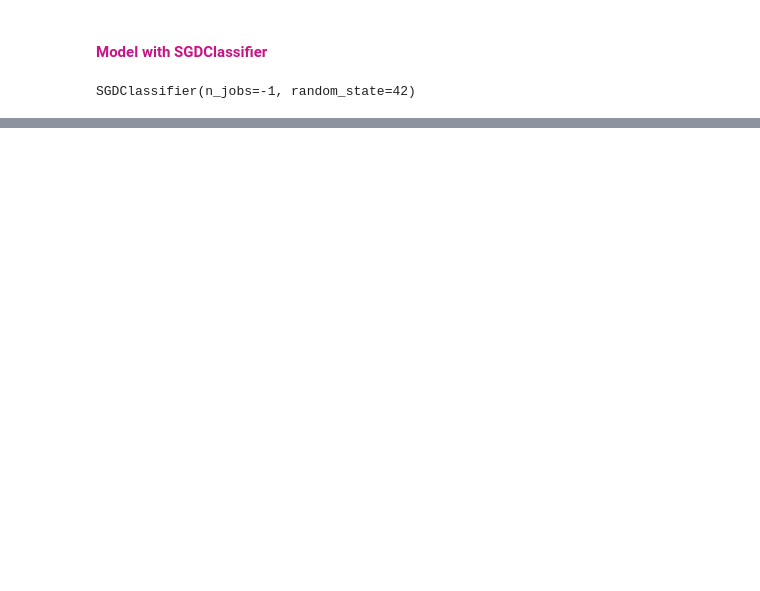
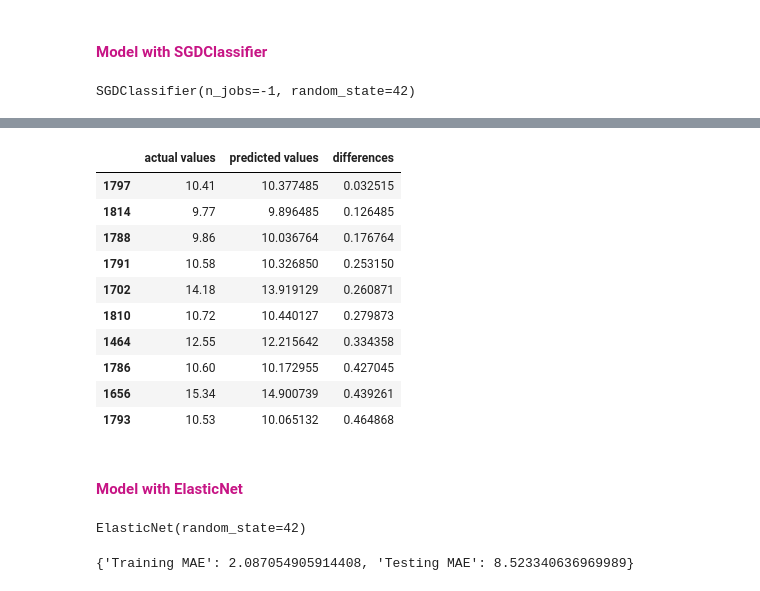
Before and after one commit to rawan-a-d/Air-Quality-Prediction, a Jupyter notebook: modelling.ipynb, the cells around one changed output, grey strips where cells are left out. Drawn from its saved outputs; the diff is of its cells as text; code cells hidden in the pictures; blank space fills up the shorter version.

```diff
--- a/modelling.ipynb
+++ b/modelling.ipynb
@@ -105,0 +218,30 @@ model.score(X_test, y_test)
+# %%
+# create dataframe containing actual values, predictions and the differences between them
+df = get_scores_dataframe(model)
+df.sort_values(by="differences").head(10)
+# %% [output]
+|  | actual values | predicted values | differences |
+| 1797 | 10.41 | 10.377485 | 0.032515 |
+| 1814 | 9.77 | 9.896485 | 0.126485 |
+| 1788 | 9.86 | 10.036764 | 0.176764 |
+| 1791 | 10.58 | 10.326850 | 0.253150 |
+| 1702 | 14.18 | 13.919129 | 0.260871 |
+| 1810 | 10.72 | 10.440127 | 0.279873 |
+| 1464 | 12.55 | 12.215642 | 0.334358 |
+| 1786 | 10.60 | 10.172955 | 0.427045 |
+| 1656 | 15.34 | 14.900739 | 0.439261 |
+| 1793 | 10.53 | 10.065132 | 0.464868 |
+# %% [markdown]
+<h4><font color=mediumvioletred>Model with ElasticNet </font></h4>
+# %%
+model = ElasticNet(random_state=42)
+
+# fit the model
+model.fit(X_train, y_train)
+# %% [output]
+ElasticNet(random_state=42)
+# %%
+# score model
+show_scores(model)
+# %% [output]
+{'Training MAE': 2.087054905914408, 'Testing MAE': 8.523340636969989}
```
Also changed, not shown: parts of 32 cells of this notebook.
